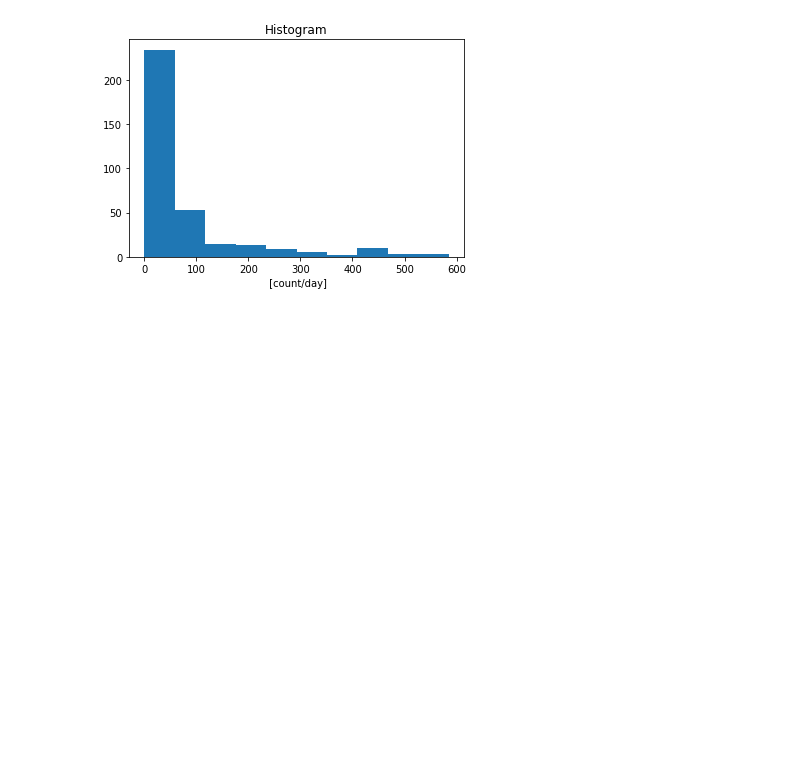
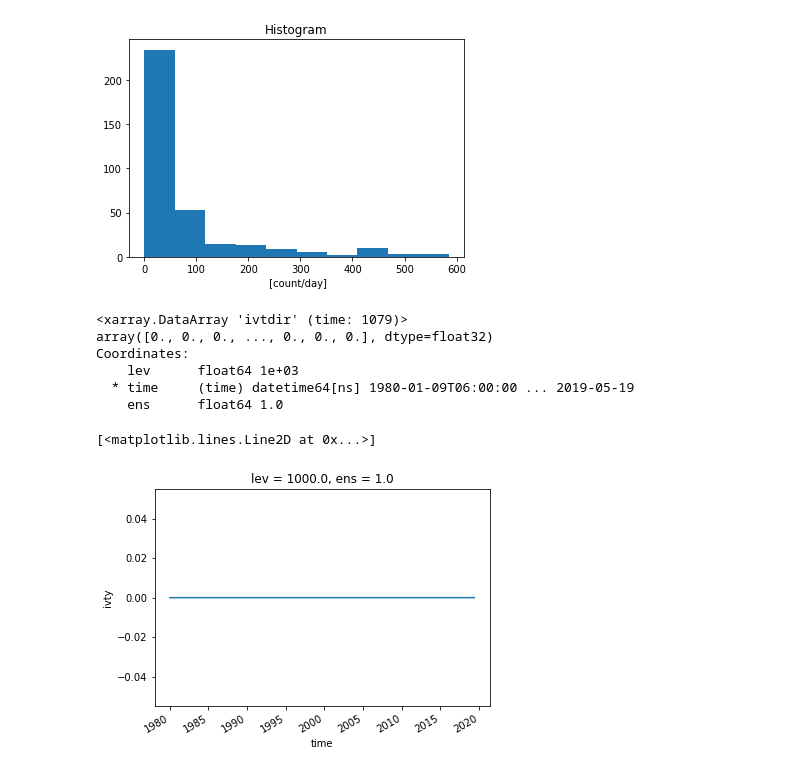
Before and after one commit to dlnash/arthunderstorm2019, a Jupyter notebook: Climatological Lightning AR Stats.ipynb, the cells around one changed output. Drawn from its saved outputs; the diff is of its cells as text; code cells hidden in the pictures; blank space fills up the shorter version.

```diff
--- a/Climatological Lightning AR Stats.ipynb
+++ b/Climatological Lightning AR Stats.ipynb
@@ -166,3 +166,20 @@ xr.plot.hist(lightning_ar)
         4.68066131e+02, 5.26545496e+02, 5.85024862e+02]),
  <a list of 10 Patch objects>)
 [figure]
+# %%
+zonal_ivt = ar_ds.ivtx.sel(time = mask.time.values).sum('lon')
+meridional_ivt = ar_ds.ivty.sel(time = mask.time.values).sum('lon')
+ivt_dir = ar_ds.ivtdir.sel(time = mask.time.values).sum('lon')
+ivt_dir
+# %% [output]
+<xarray.DataArray 'ivtdir' (time: 1079)>
+array([0., 0., 0., ..., 0., 0., 0.], dtype=float32)
+Coordinates:
+    lev      float64 1e+03
+  * time     (time) datetime64[ns] 1980-01-09T06:00:00 ... 2019-05-19
+    ens      float64 1.0
+# %%
+meridional_ivt.plot()
+# %% [output]
+[<matplotlib.lines.Line2D at 0x...>]
+[figure, added]
```
Also changed, not shown: 50 other files.
